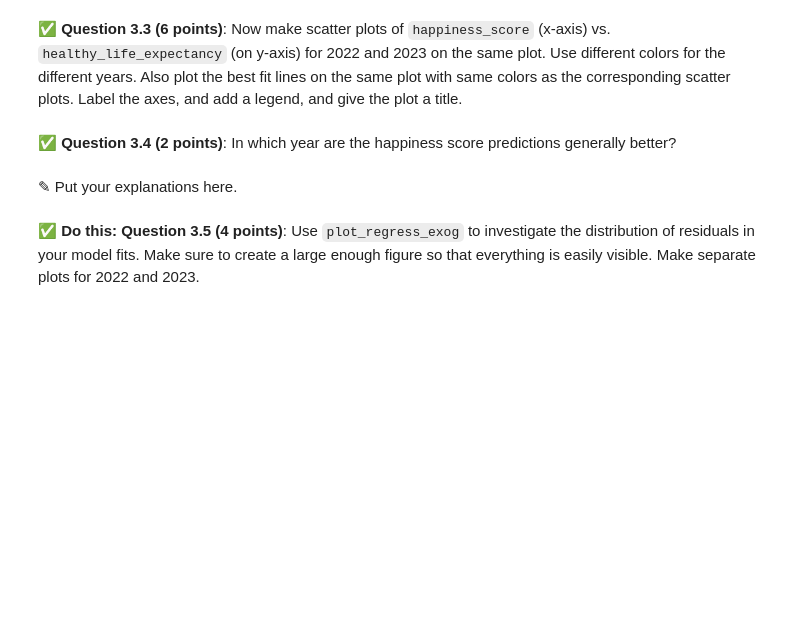
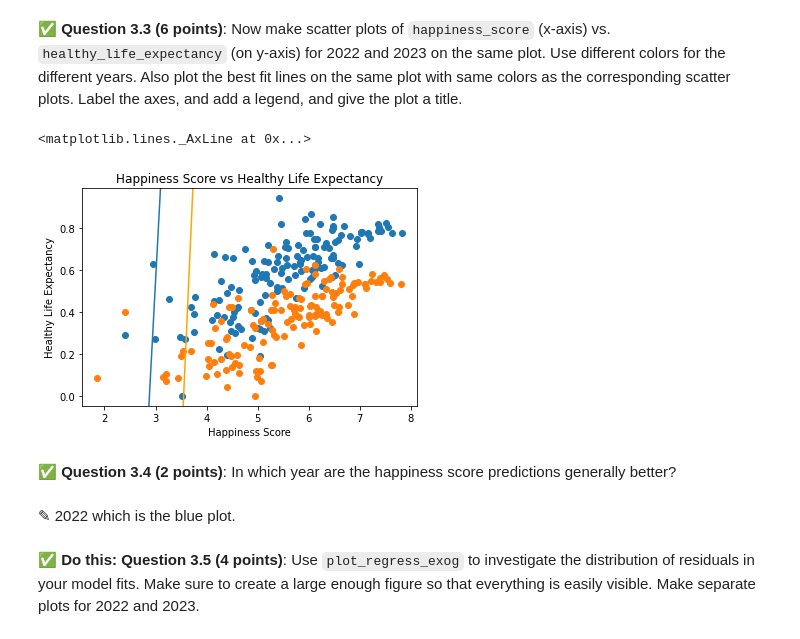
Before and after one commit to interlic/CMSE202, a Jupyter notebook: hw-03/HW-03_Regression-S24-STUDENT.ipynb, the cells around one changed output. Cells and saved outputs as stored; diff of their text form; code cells hidden in the pictures; blank space fills up the shorter version.

```diff
--- a/hw-03/HW-03_Regression-S24-STUDENT.ipynb
+++ b/hw-03/HW-03_Regression-S24-STUDENT.ipynb
@@ -170,6 +238,18 @@ In this part, we'll perform some one-variable linear regression analysis on the
+# %%
+# Put your code here
+plt.scatter(data_22['happiness_score'],data_22['healthy_life_expectancy'])
+plt.scatter(data_23['happiness_score'],data_23['healthy_life_expectancy'])
+plt.xlabel("Happiness Score")
+plt.ylabel("Healthy Life Expectancy")
+plt.title("Happiness Score vs Healthy Life Expectancy")
+plt.axline((2.88,0), slope = 4.56)
+plt.axline((3.55,0), slope = 5.45, color = 'orange')
+# %% [output]
+<matplotlib.lines._AxLine at 0x...>
+[figure, added]
 # %% [markdown]
 &#9989;  **Question 3.4 (2 points)**: In which year are the happiness score predictions generally better?
 # %% [markdown]
-<font size=+3>&#9998;</font> Put your explanations here.
+<font size=+3>&#9998;</font> 2022 which is the blue plot.
 # %% [markdown]
 **&#9989; Do this:** **Question 3.5 (4 points)**: Use `plot_regress_exog` to investigate the distribution of residuals in your model fits. Make sure to create a large enough figure so that everything is easily visible. Make separate plots for 2022 and 2023.
```
Also changed, not shown: parts of 13 cells of this notebook.
